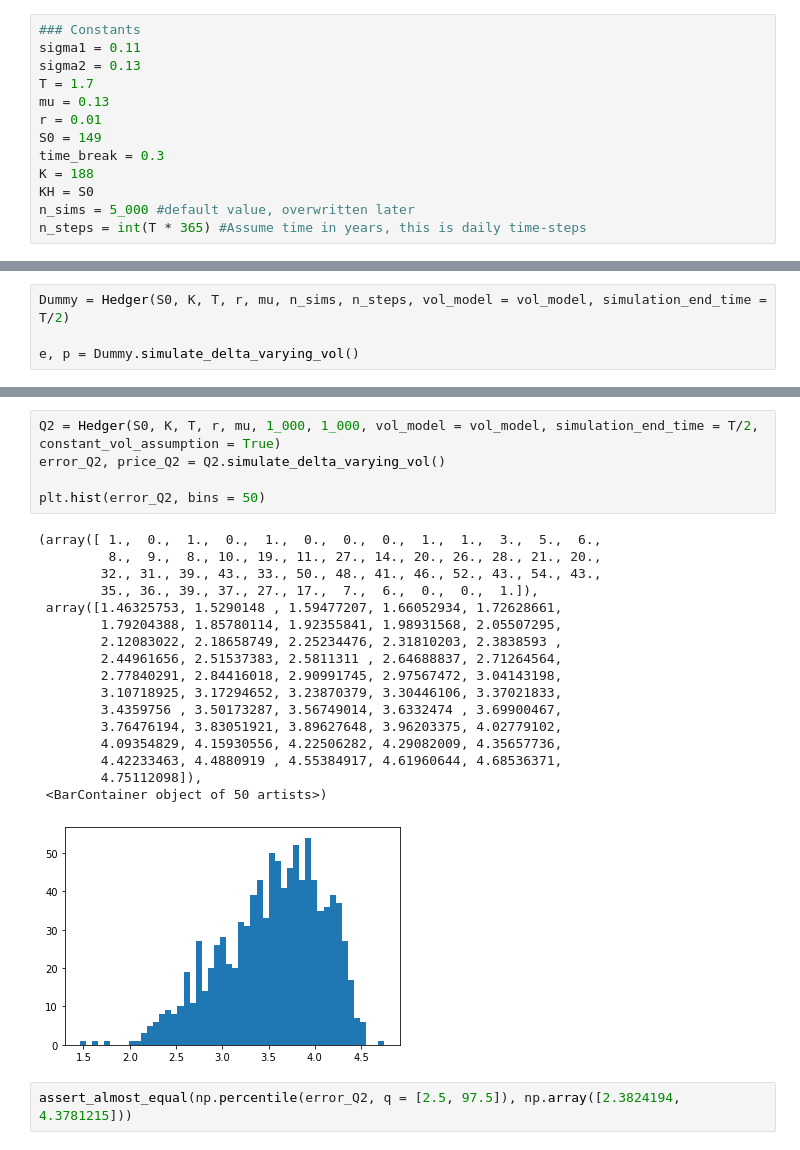
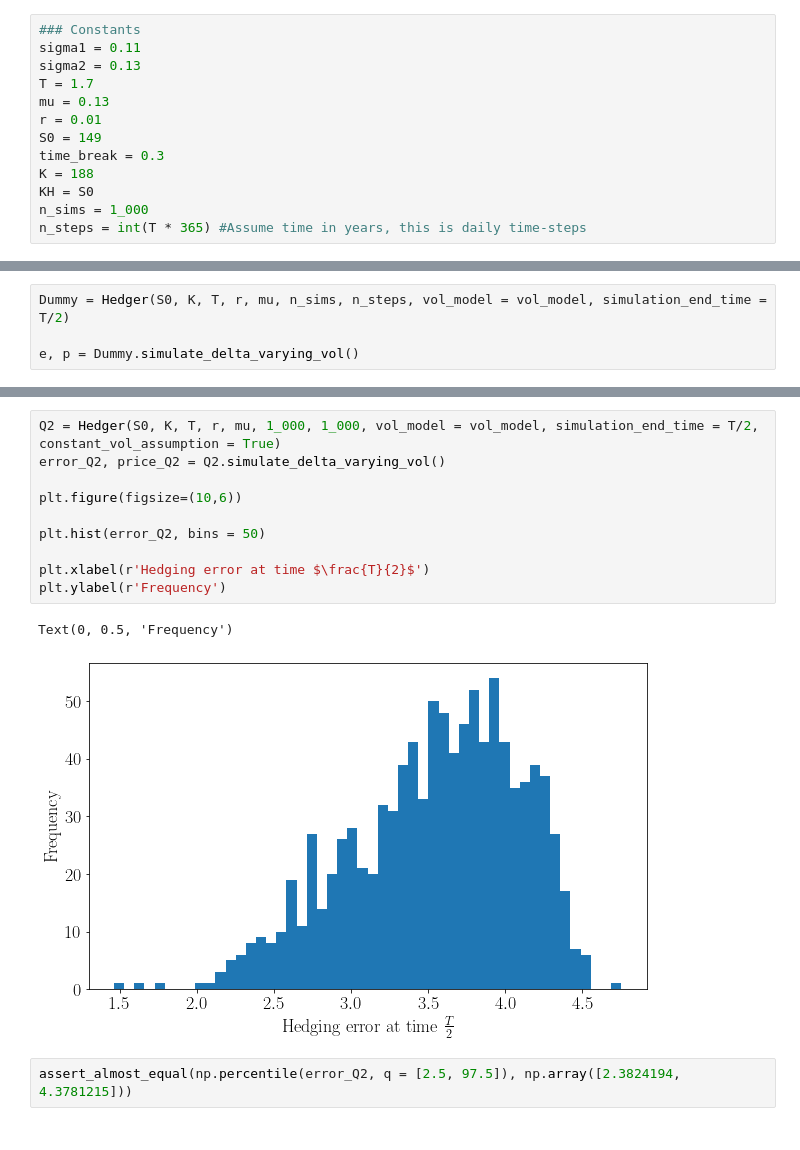
Before and after one commit to Jamjam1729/Masters_Coursework, a Jupyter notebook: notebook.ipynb, the cells around one changed output, grey strips where cells are left out. Cells and saved outputs as stored; diff of their text form.

```diff
--- a/notebook.ipynb
+++ b/notebook.ipynb
@@ -18,7 +25,7 @@ S0 = 149
 time_break = 0.3
 K = 188
 KH = S0
-n_sims = 5_000 #default value, overwritten later
+n_sims = 1_000
 n_steps = int(T * 365) #Assume time in years, this is daily time-steps
 # %%
 ### Helper Functions
@@ -305,25 +279,15 @@ plt.hist(Q2_test_error, bins = 30)
 # %%
 Q2 = Hedger(S0, K, T, r, mu, 1_000, 1_000, vol_model = vol_model, simulation_end_time = T/2, constant_vol_assumption = True)
 error_Q2, price_Q2 = Q2.simulate_delta_varying_vol()
 
+plt.figure(figsize=(10,6))
+
 plt.hist(error_Q2, bins = 50)
+
+plt.xlabel(r'Hedging error at time $\frac{T}{2}$')
+plt.ylabel(r'Frequency')
 # %% [output]
-(array([ 1.,  0.,  1.,  0.,  1.,  0.,  0.,  0.,  1.,  1.,  3.,  5.,  6.,
-         8.,  9.,  8., 10., 19., 11., 27., 14., 20., 26., 28., 21., 20.,
-        32., 31., 39., 43., 33., 50., 48., 41., 46., 52., 43., 54., 43.,
-        35., 36., 39., 37., 27., 17.,  7.,  6.,  0.,  0.,  1.]),
- array([1.46325753, 1.5290148 , 1.59477207, 1.66052934, 1.72628661,
-        1.79204388, 1.85780114, 1.92355841, 1.98931568, 2.05507295,
-        2.12083022, 2.18658749, 2.25234476, 2.31810203, 2.3838593 ,
-        2.44961656, 2.51537383, 2.5811311 , 2.64688837, 2.71264564,
-        2.77840291, 2.84416018, 2.90991745, 2.97567472, 3.04143198,
-        3.10718925, 3.17294652, 3.23870379, 3.30446106, 3.37021833,
-        3.4359756 , 3.50173287, 3.56749014, 3.6332474 , 3.69900467,
-        3.76476194, 3.83051921, 3.89627648, 3.96203375, 4.02779102,
-        4.09354829, 4.15930556, 4.22506282, 4.29082009, 4.35657736,
-        4.42233463, 4.4880919 , 4.55384917, 4.61960644, 4.68536371,
-        4.75112098]),
- <BarContainer object of 50 artists>)
+Text(0, 0.5, 'Frequency')
-[figure, old version]
+[figure, new version]
 # %%
 assert_almost_equal(np.percentile(error_Q2, q = [2.5, 97.5]), np.array([2.3824194, 4.3781215]))
```
Also changed, not shown: parts of 15 cells of this notebook, 3 other files.
